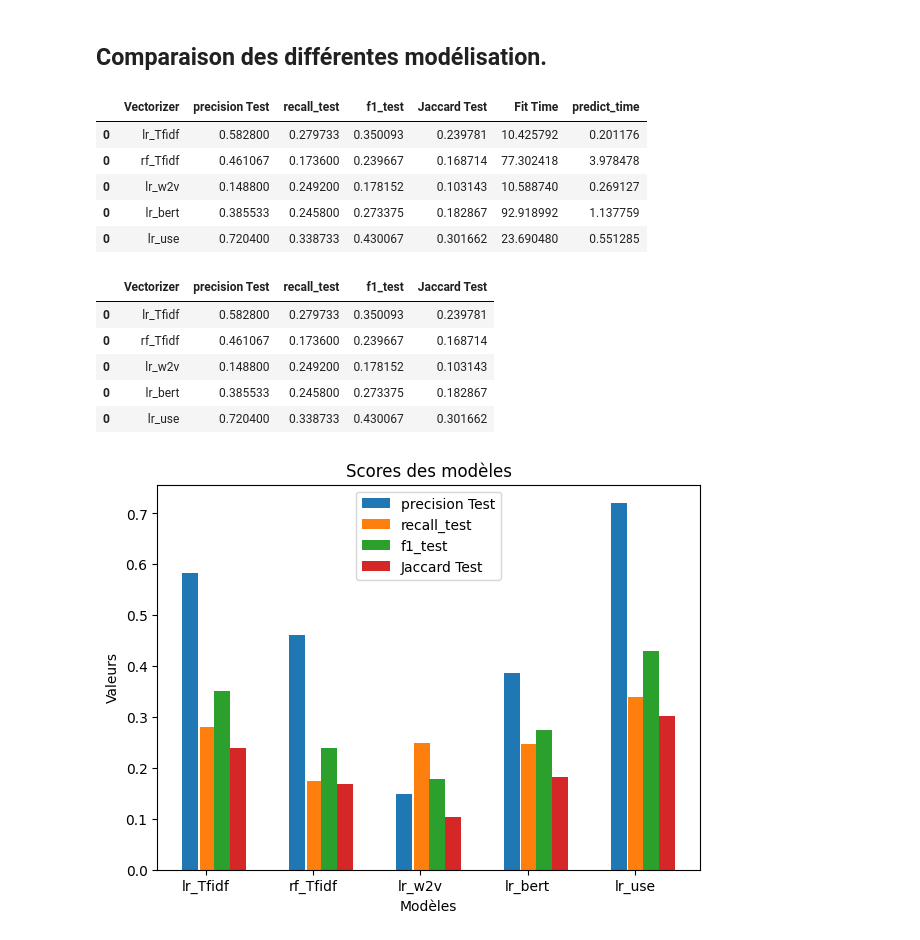
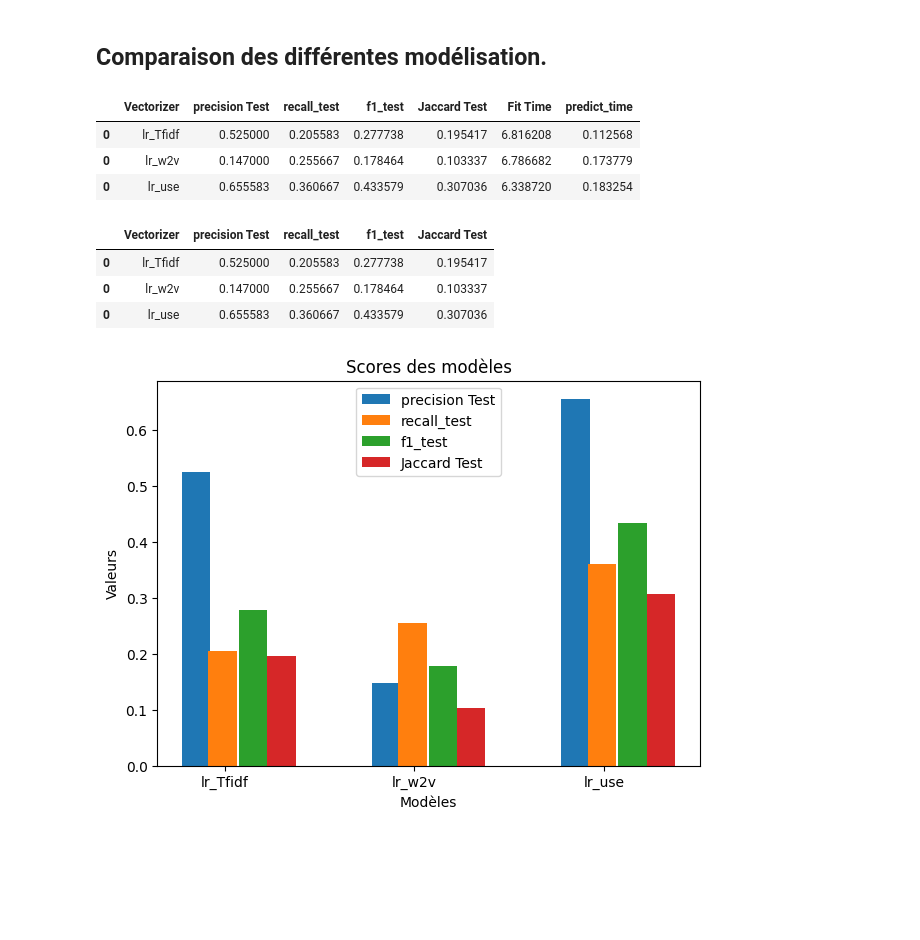
Before and after one commit to BahiaB/MLE-P5-main, a Jupyter notebook: supervised.ipynb, the cells around one changed output. Cells and saved outputs as stored; diff of their text form; code cells hidden in the pictures; blank space fills up the shorter version.

```diff
--- a/supervised.ipynb
+++ b/supervised.ipynb
@@ -467,0 +487,9 @@ mlflow.end_run()
+# %%
+fit_time_xgb =time.time()
+xgb_tfidf.fit(X_train_sample_str, y_train_sample_trans)
+fit_time_xgb = time.time() - fit_time_xgb
+print("Fit time : ", fit_time)
+
+predict_time_xgb = time.time()
+predictions_xgb = xgb_tfidf.predict(X_test_sample_str)
+predict_time_xgb = time.time() - predict_time_xgb
@@ -567,12 +628,12 @@ probabilities = predictions_w2v
 rf_w2v_binary_predictions = select_top_n_tags(probabilities, threshold=0.1, top_n=5)
 
 tags_predicted_to_text(rf_w2v_binary_predictions, mlb2)
-result_lr_w2f = stocker_results(name="lr_w2v",precision_test=precision_score(y_test_sample_trans, rf_w2v_binary_predictions,average='samples'),
+result_lr_w2v = stocker_results(name="lr_w2v",precision_test=precision_score(y_test_sample_trans, rf_w2v_binary_predictions,average='samples'),
                                 f1_test=f1_score(y_test_sample_trans, rf_w2v_binary_predictions,average='samples'),
                                 recall_test = recall_score(y_test_sample_trans, rf_w2v_binary_predictions,average='samples'),
                                 jaccard_test=jaccard_score(y_test_sample_trans, rf_w2v_binary_predictions, average='samples'),
                                 fit_time=fit_time, predict_time = predict_time)
 
-plot_result(result_lr_w2f)
+plot_result(result_lr_w2v)
 # %% [output]
 |  | Vectorizer | precision Test | recall_test | f1_test | Jaccard Test | Fit Time | predict_time |
@@ -661,7 +720,7 @@ predictions_use = lr_use.predict_proba(X_test_sample_trans_use)
 predict_time = time.time() - predict_time
 
 
-binary_pred_use =select_top_n_tags(predictions_use, threshold=0.2, top_n=5)
+binary_pred_use =select_top_n_tags(predictions_use, threshold=0.15, top_n=5)
 tags_predicted_to_text(binary_pred_use, mlb4)
 print("Precision:", precision_score(y_test_sample_trans, binary_pred_use, average='samples'))
 print("Recall:", recall_score(y_test_sample_trans, binary_pred_use, average='samples'))
@@ -686,46 +745,42 @@ mlflow.end_run()
 # %% [markdown]
 ## Comparaison des différentes modélisation.
 # %%
-df =pd.concat([result_lr_tfidf, result_rf_tfidf, result_lr_w2f, result_lr_bert, result_lr_use])
+df =pd.concat([result_lr_tfidf,  result_lr_w2v,  result_lr_use]) #result_lr_bert,result_rf_tfidf,
 display(df)
 # %% [output]
 |  | Vectorizer | precision Test | recall_test | f1_test | Jaccard Test | Fit Time | predict_time |
-| 0 | lr_Tfidf | 0.582800 | 0.279733 | 0.350093 | 0.239781 | 10.425792 | 0.201176 |
-| 0 | rf_Tfidf | 0.461067 | 0.173600 | 0.239667 | 0.168714 | 77.302418 | 3.978478 |
-| 0 | lr_w2v | 0.148800 | 0.249200 | 0.178152 | 0.103143 | 10.588740 | 0.269127 |
-| 0 | lr_bert | 0.385533 | 0.245800 | 0.273375 | 0.182867 | 92.918992 | 1.137759 |
-| 0 | lr_use | 0.720400 | 0.338733 | 0.430067 | 0.301662 | 23.690480 | 0.551285 |
+| 0 | lr_Tfidf | 0.525000 | 0.205583 | 0.277738 | 0.195417 | 6.816208 | 0.112568 |
+| 0 | lr_w2v | 0.147000 | 0.255667 | 0.178464 | 0.103337 | 6.786682 | 0.173779 |
+| 0 | lr_use | 0.655583 | 0.360667 | 0.433579 | 0.307036 | 6.338720 | 0.183254 |
 # %%
 all_result = df.loc[:,['Vectorizer', 'precision Test', 'recall_test','f1_test','Jaccard Test']]
 
 display(all_result)
 
 # Plot
 width = 0.15  # Largeur des barres
 fig, ax = plt.subplots(figsize=(7, 5))
-x = np.arange(len(all_result.columns))  # Emplacements des barres
+x = np.arange(len(all_result))  # Emplacements des barres
 
 # Plot pour chaque modèle et chaque métrique
 
 rects1 = ax.bar(x - width/1, all_result['precision Test'], width, label='precision Test')
-rects2 = ax.bar(x + width/10, all_result['recall_test'], width, label='recall_test')
+rects2 = ax.bar(x - width/15, all_result['recall_test'], width, label='recall_test')
 rects3 = ax.bar(x + width/1, all_result['f1_test'], width, label='f1_test')
 rects4 = ax.bar(x + width/0.5, all_result['Jaccard Test'], width, label='Jaccard Test')
 
 # Ajouter des étiquettes, des titres, etc.
 ax.set_ylabel('Valeurs')
 ax.set_xlabel('Modèles')
 ax.set_title('Scores des modèles')
 ax.set_xticks(x)
 ax.set_xticklabels(all_result['Vectorizer'])
 ax.legend()
 
 plt.show()
 # %% [output]
 |  | Vectorizer | precision Test | recall_test | f1_test | Jaccard Test |
-| 0 | lr_Tfidf | 0.582800 | 0.279733 | 0.350093 | 0.239781 |
-| 0 | rf_Tfidf | 0.461067 | 0.173600 | 0.239667 | 0.168714 |
-| 0 | lr_w2v | 0.148800 | 0.249200 | 0.178152 | 0.103143 |
-| 0 | lr_bert | 0.385533 | 0.245800 | 0.273375 | 0.182867 |
-| 0 | lr_use | 0.720400 | 0.338733 | 0.430067 | 0.301662 |
+| 0 | lr_Tfidf | 0.525000 | 0.205583 | 0.277738 | 0.195417 |
+| 0 | lr_w2v | 0.147000 | 0.255667 | 0.178464 | 0.103337 |
+| 0 | lr_use | 0.655583 | 0.360667 | 0.433579 | 0.307036 |
-[figure, old version]
+[figure, new version]
```
Also changed, not shown: parts of 31 cells of this notebook.
